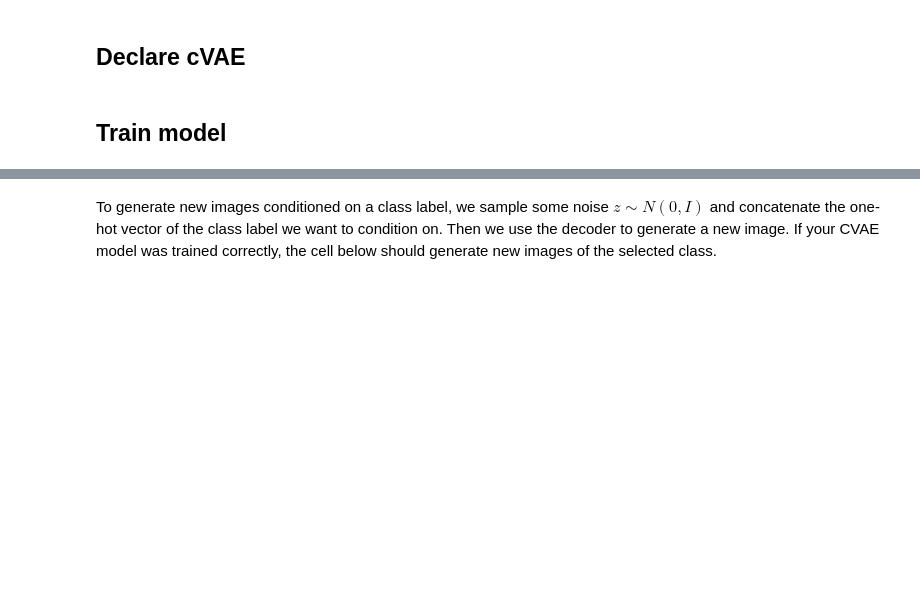
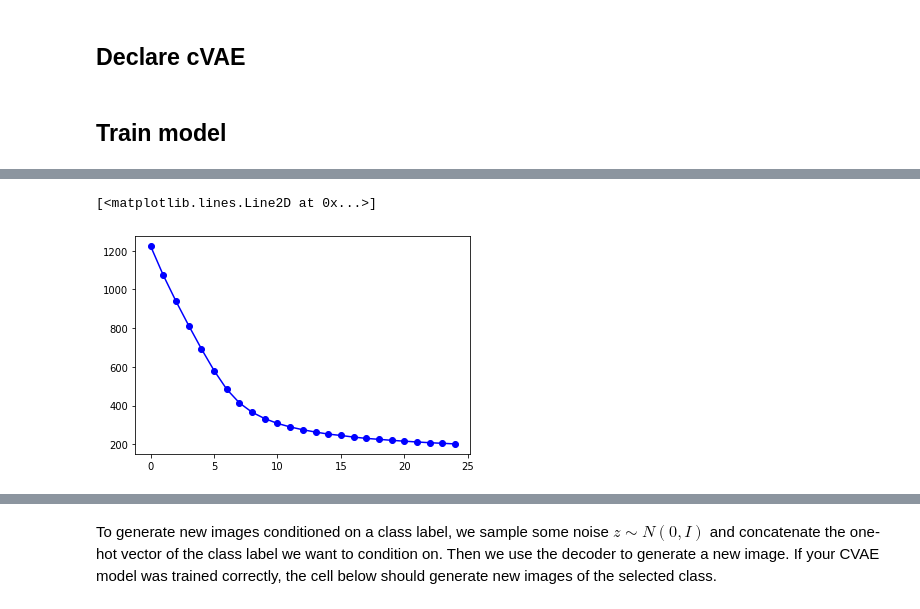
Before and after one commit to f-krause/uio-ADL-project-2, a Jupyter notebook: VAEs/cVAE.ipynb, the cells around one changed output, grey strips where cells are left out. Drawn from its saved outputs; the diff is of its cells as text; code cells hidden in the pictures; blank space fills up the shorter version.

```diff
--- a/VAEs/cVAE.ipynb
+++ b/VAEs/cVAE.ipynb
@@ -479 +481,7 @@ Total loss: 224.23956043875245
 ... (13 outputs left out)
+# %%
+# Print convergence plot
+plt.plot(losses, "-bo")
+# %% [output]
+[<matplotlib.lines.Line2D at 0x...>]
+[figure, added]
```
Also changed, not shown: parts of 13 cells of this notebook.
